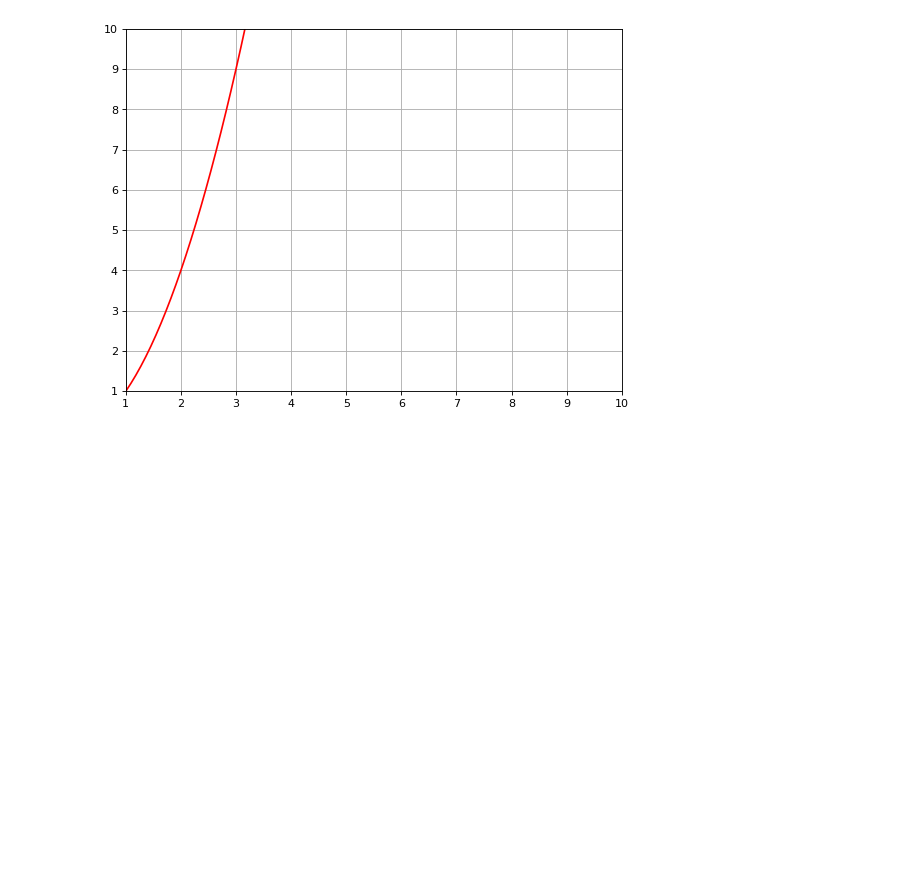
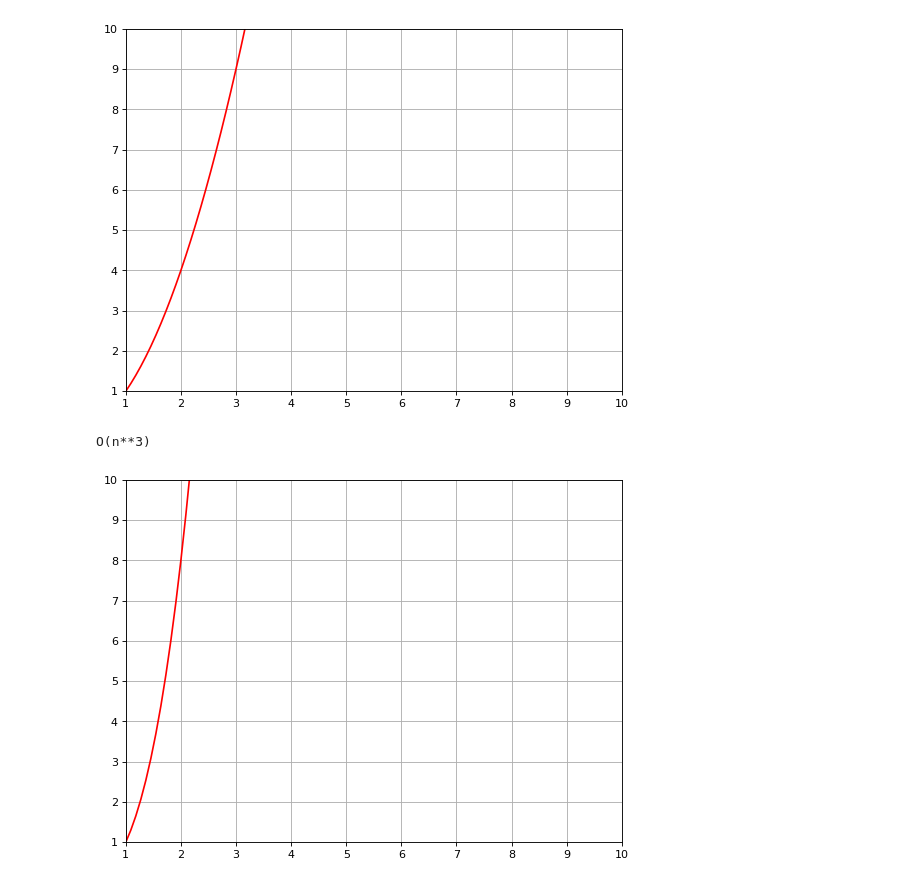
Before and after one commit to igormagalhaesr/ProgramandoSegundoCurso, a Jupyter notebook: gráficos.ipynb, the cells around one changed output. Cells and saved outputs as stored; diff of their text form; code cells hidden in the pictures; blank space fills up the shorter version.

```diff
--- a/gráficos.ipynb
+++ b/gráficos.ipynb
@@ -119,4 +119,22 @@ pyplot.show()
 # %% [output]
 O(n**2)
 [figure]
+# %%
+print("O(n**3)")
+figure(num=None, figsize=(8, 6), dpi=80, facecolor='w', edgecolor='k')
+
+x = numpy.linspace(1, 10, 100)
+y = numpy.linspace(1, 10, 10)
+axes = pyplot.gca()
+axes.set_xlim([1,10])
+axes.set_ylim([1,10])
+
+b = x ** 3
+pyplot.plot(x, b, 'r')
+
+pyplot.grid()
+pyplot.show()
+# %% [output]
+O(n**3)
+[figure, added]
 # %%
```
Also changed, not shown: parts of 4 cells of this notebook, 1 other file.
